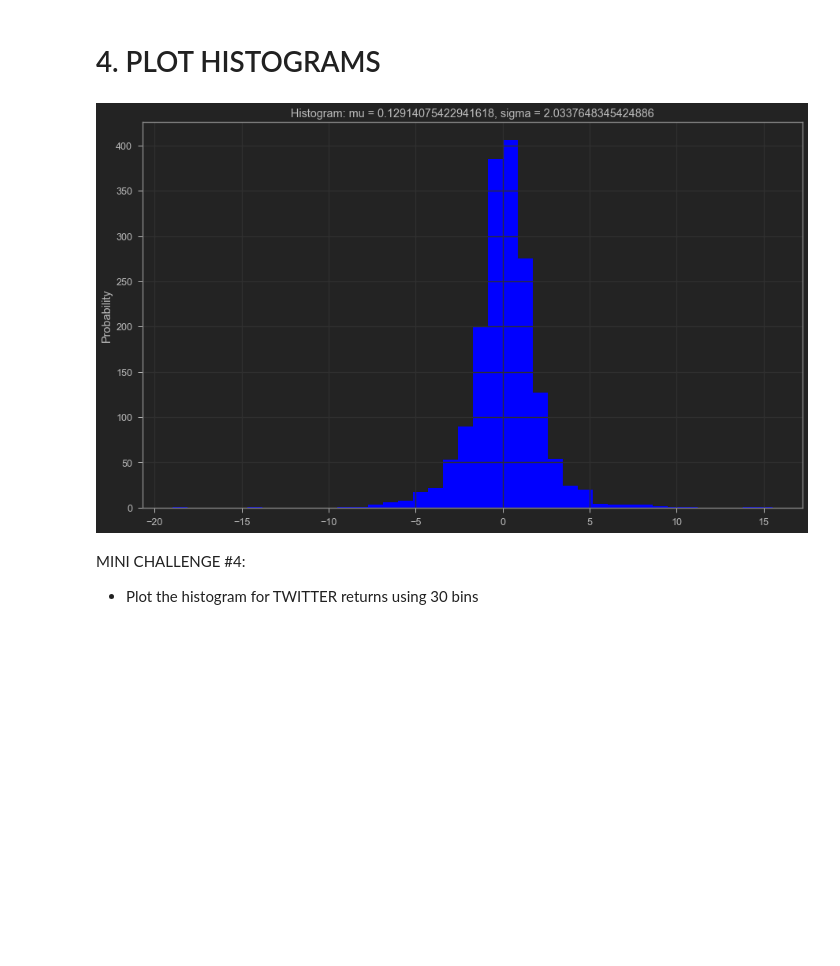
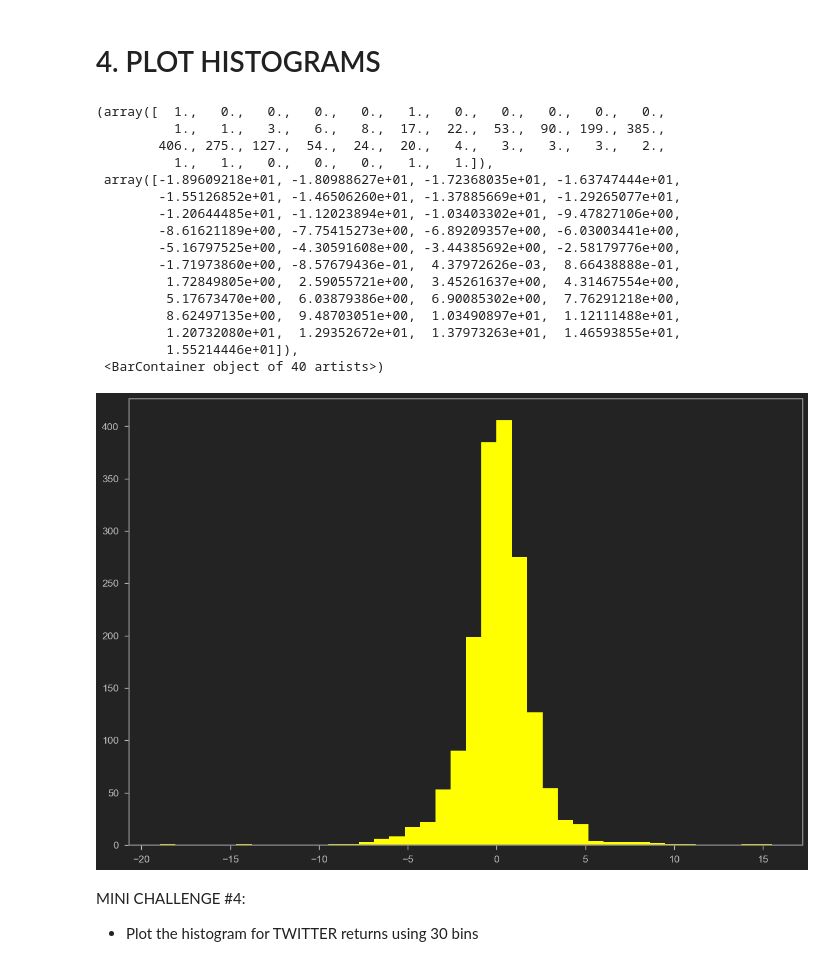
Before and after one commit to joe-trung/Matplotlib-and-seaborn, a Jupyter notebook: Notebook/Data Visualization with Python - Matplotlib and Seaborn.ipynb, the cells around one changed output. Cells and saved outputs as stored; diff of their text form; code cells hidden in the pictures; blank space fills up the shorter version.

Commit message:
histogram

```diff
--- a/Notebook/Data Visualization with Python - Matplotlib and Seaborn.ipynb
+++ b/Notebook/Data Visualization with Python - Matplotlib and Seaborn.ipynb
@@ -124,9 +124,27 @@ plt.show()
 # %%
 # A histogram represents data using bars of various heights.
 # Each bar groups numbers into specific ranges.
 # Taller bars show that more data falls within that specific range.
+plt.figure(figsize=(15,10))
+plt.hist(daily_df['FB'],bins=40,color='yellow')
 # %% [output]
+(array([  1.,   0.,   0.,   0.,   0.,   1.,   0.,   0.,   0.,   0.,   0.,
+          1.,   1.,   3.,   6.,   8.,  17.,  22.,  53.,  90., 199., 385.,
+        406., 275., 127.,  54.,  24.,  20.,   4.,   3.,   3.,   3.,   2.,
+          1.,   1.,   0.,   0.,   0.,   1.,   1.]),
+ array([-1.89609218e+01, -1.80988627e+01, -1.72368035e+01, -1.63747444e+01,
+        -1.55126852e+01, -1.46506260e+01, -1.37885669e+01, -1.29265077e+01,
+        -1.20644485e+01, -1.12023894e+01, -1.03403302e+01, -9.47827106e+00,
+        -8.61621189e+00, -7.75415273e+00, -6.89209357e+00, -6.03003441e+00,
+        -5.16797525e+00, -4.30591608e+00, -3.44385692e+00, -2.58179776e+00,
+        -1.71973860e+00, -8.57679436e-01,  4.37972626e-03,  8.66438888e-01,
+         1.72849805e+00,  2.59055721e+00,  3.45261637e+00,  4.31467554e+00,
+         5.17673470e+00,  6.03879386e+00,  6.90085302e+00,  7.76291218e+00,
+         8.62497135e+00,  9.48703051e+00,  1.03490897e+01,  1.12111488e+01,
+         1.20732080e+01,  1.29352672e+01,  1.37973263e+01,  1.46593855e+01,
+         1.55214446e+01]),
+ <BarContainer object of 40 artists>)
-[figure, old version]
+[figure, new version]
 # %% [markdown]
 MINI CHALLENGE #4:
 - Plot the histogram for TWITTER returns using 30 bins
```
Also changed, not shown: parts of 1 cell of this notebook.
